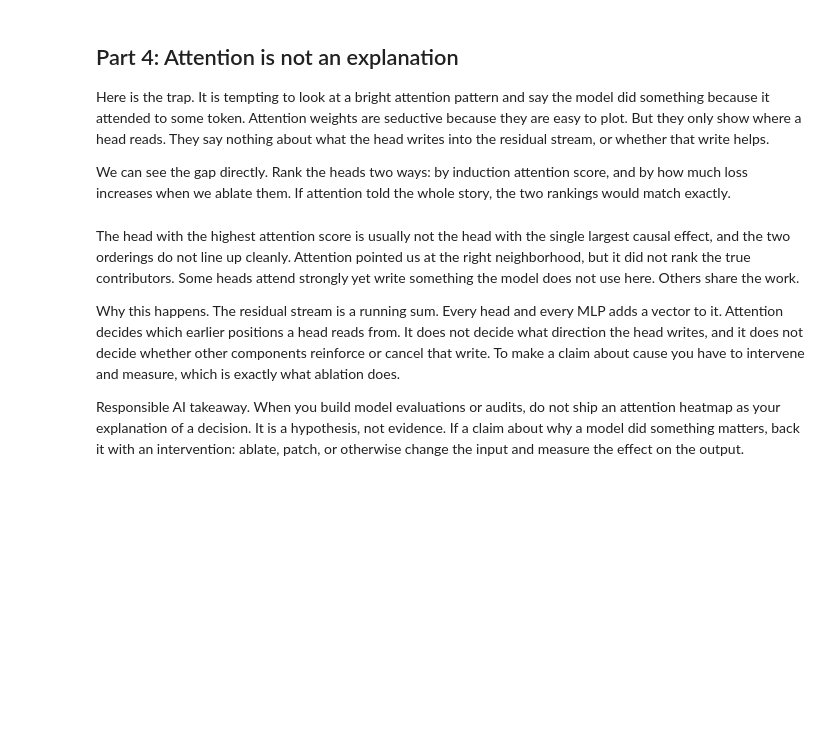
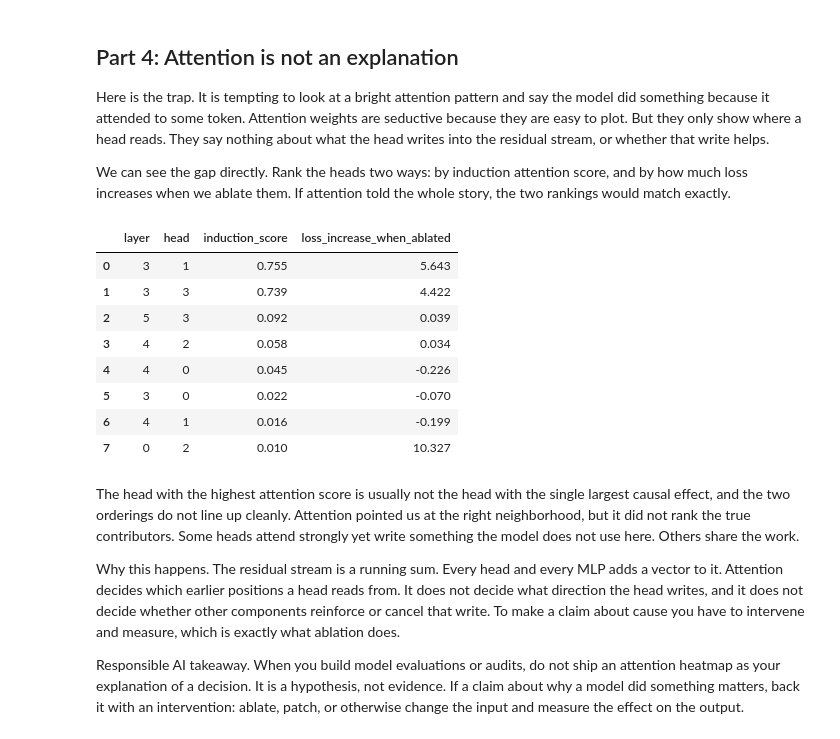
Before and after one commit to KernelGamut32/ai-eng-academy-2026, a Jupyter notebook: week04/demos/demo01/week04_demo01_attention_STUDENT.ipynb, the cells around one changed output. Cells and saved outputs as stored; diff of their text form; code cells hidden in the pictures; blank space fills up the shorter version.

```diff
--- a/week04/demos/demo01/week04_demo01_attention_STUDENT.ipynb
+++ b/week04/demos/demo01/week04_demo01_attention_STUDENT.ipynb
@@ -121,6 +131,8 @@ We measure prediction quality with next-token loss (cross entropy). Lower loss m
 
 Prediction to make with the room before we run it. Will loss on the second copy be higher or lower than on the first copy?
 # %%
+extra_len = 1050
+
 def make_repeated_tokens(model, seq_len=50, batch=4):
     """Build [BOS, r, r] where r is a block of random tokens, repeated once.
 
@@ -130,17 +142,26 @@ def make_repeated_tokens(model, seq_len=50, batch=4):
     """
     bos = model.tokenizer.bos_token_id
     rand = torch.randint(1000, model.cfg.d_vocab - 1, (batch, seq_len), device=DEVICE)
+    rand2 = torch.randint(1000, model.cfg.d_vocab - 1, (batch, extra_len), device=DEVICE)
     bos_col = torch.full((batch, 1), bos, dtype=torch.long, device=DEVICE)
     # ===================== WE-DO =====================
     # Build [BOS, r, r]: the bos column, then the random block, then the
     # same random block again, concatenated along the position axis (dim=1).
     # This repeat is the whole experiment.
-    return ...   # replace ... together
+    return torch.cat([bos_col, rand, rand2, rand], dim=1)   # replace ... together
+    # return torch.cat([bos_col, rand, rand], dim=1)   # replace ... together
     # =================================================
 
 SEQ_LEN = 50
 tokens = make_repeated_tokens(model, seq_len=SEQ_LEN, batch=4)
 print("token block shape:", tuple(tokens.shape))   # expect [4, 101]
+
+# tokens[0, 1] = 45758
+# tokens[0, 2] = 13598
+# tokens[0, 5] = 21457
+# tokens[0, 7] = 35698
+
+# print("token block:", tokens)
 
 # Per-token loss. Shape [batch, pos - 1]. Entry i is the loss predicting token i + 1.
 with torch.no_grad():
@@ -151,10 +172,17 @@ with torch.no_grad():
 # second_copy_loss: mean loss over the second block AFTER its first token,
 #   positions [:, SEQ_LEN + 1:]. We skip that one boundary token because it
 #   has no earlier match to copy from. Take .mean().item() on each.
-first_copy_loss = ...    # replace ... together
-second_copy_loss = ...   # replace ... together
+
+total_loss = loss_per_token.mean().item()   # replace ... together
+
+first_copy_loss = loss_per_token[:, :SEQ_LEN].mean().item()    # replace ... together
+
+# second_copy_loss = loss_per_token[:, (SEQ_LEN * 2) + 1:].mean().item()   # replace ... together
+second_copy_loss = loss_per_token[:, (SEQ_LEN + extra_len) + 1:].mean().item()   # replace ... together
+
 # =================================================
 
+print(f"total mean loss:  {total_loss:.3f}")
 print(f"first copy mean loss:  {first_copy_loss:.3f}")
 print(f"second copy mean loss: {second_copy_loss:.3f}")
 print(f"drop from copying:     {first_copy_loss - second_copy_loss:.3f}")
@@ -173,6 +207,8 @@ The induction signal. In the second copy, a head doing induction attends from th
 tokens_one = make_repeated_tokens(model, seq_len=SEQ_LEN, batch=1)
 with torch.no_grad():
     _, cache = model.run_with_cache(tokens_one)
+
+print("token block", tokens_one)
 
 def induction_score_per_head(cache, n_layers, n_heads, seq_len):
     """Average attention along the induction diagonal for every head.
@@ -189,8 +225,8 @@ def induction_score_per_head(cache, n_layers, n_heads, seq_len):
         #   1. pattern.diagonal(dim1=-2, dim2=-1, offset=1 - seq_len) gives
         #      [1, head, d]: the diagonal where key = query + 1 - seq_len.
         #   2. mean over that last axis, then take batch index 0, then .cpu().
-        stripe = ...                       # replace ... together
-        scores[layer] = ...                # replace ... together
+        stripe = pattern.diagonal(dim1=2, dim2=-1, offset=1 - seq_len)                       # replace ... together
+        scores[layer] = stripe.mean(dim=-1)[0].cpu()                # replace ... together
         # =================================================
     return scores
 
@@ -248,7 +307,7 @@ def zero_head_hook(z, hook, head):
     # ===================== WE-DO =====================
     # Set this head's slice of z to 0.0 across all batches and positions,
     # then return z. Index is [:, :, head, :].
-    ...   # replace ... together
+    z[:, :, head, :] = 0.0   # replace ... together
     # =================================================
     return z
 
@@ -307,25 +375,35 @@ We can see the gap directly. Rank the heads two ways: by induction attention sco
 # %%
 # Ablate each of the top candidate heads one at a time and record the effect.
 candidates = [(l, h) for (_, l, h) in sorted(flat, reverse=True)[:8]]
 rows = []
 for layer, head in candidates:
     # ===================== WE-DO =====================
     # For each candidate head, measure its causal effect by ablating it alone.
     # Reuse second_copy_loss_ablated(tokens, layer, head, SEQ_LEN).
-    loss_off = ...   # replace ... together
+    loss_off = second_copy_loss_ablated(tokens, layer, head, SEQ_LEN)   # replace ... together
     # =================================================
     rows.append({
         "layer": layer,
         "head": head,
         "induction_score": round(scores[layer, head].item(), 3),
         "loss_increase_when_ablated": round(loss_off - baseline, 3),
     })
 
 # Order by attention score so we can compare against the causal ordering.
 table = (pd.DataFrame(rows)
          .sort_values("induction_score", ascending=False)
          .reset_index(drop=True))
 table
+# %% [output]
+|  | layer | head | induction_score | loss_increase_when_ablated |
+| 0 | 3 | 1 | 0.755 | 5.643 |
+| 1 | 3 | 3 | 0.739 | 4.422 |
+| 2 | 5 | 3 | 0.092 | 0.039 |
+| 3 | 4 | 2 | 0.058 | 0.034 |
+| 4 | 4 | 0 | 0.045 | -0.226 |
+| 5 | 3 | 0 | 0.022 | -0.070 |
+| 6 | 4 | 1 | 0.016 | -0.199 |
+| 7 | 0 | 2 | 0.010 | 10.327 |
 # %% [markdown]
 The head with the highest attention score is usually not the head with the single largest causal effect, and the two orderings do not line up cleanly. Attention pointed us at the right neighborhood, but it did not rank the true contributors. Some heads attend strongly yet write something the model does not use here. Others share the work.
 
```
Also changed, not shown: parts of 8 cells of this notebook.
